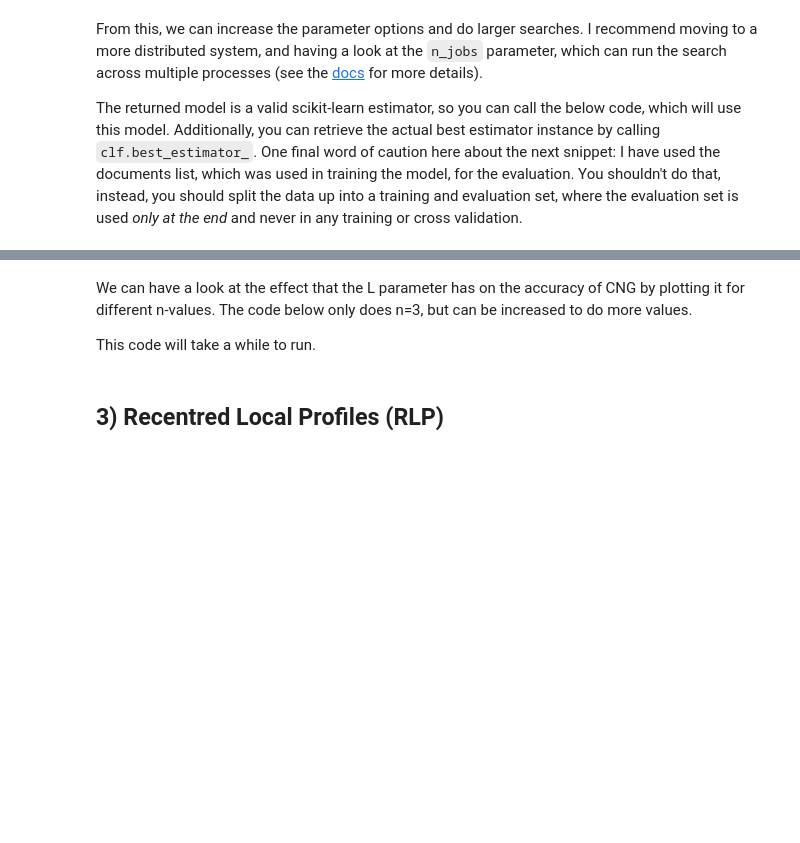
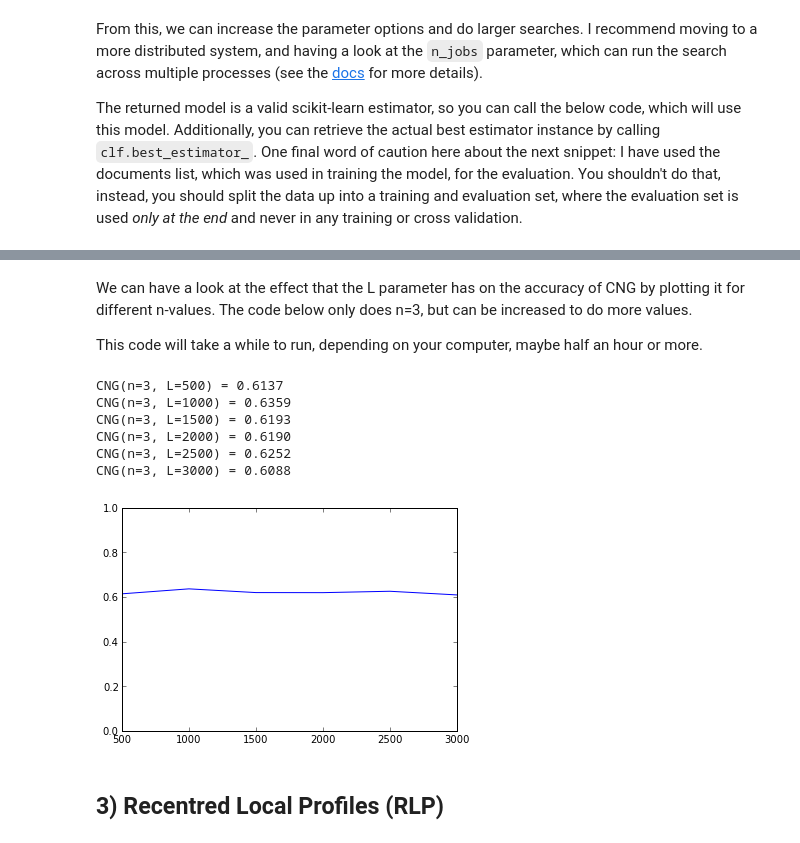
Before and after one commit to robertlayton/authorship_tutorials, a Jupyter notebook: LNGTutorial.ipynb, the cells around one changed output, grey strips where cells are left out. Cells and saved outputs as stored; diff of their text form; code cells hidden in the pictures; blank space fills up the shorter version.

Commit message:
Tutorial runs without error now

```diff
--- a/LNGTutorial.ipynb
+++ b/LNGTutorial.ipynb
@@ -162,7 +162,15 @@ def get_single_corpus(folder=None):
                 authors.append(authornum)
                 training_mask.append(True)
         authornum += 1
+    # There is an author that appears only once. To simplify this tutorial, we remove it now.
+    min_docs = 10
+    c = np.bincount(authors)
+    validauthors = [authornum for authornum, count in enumerate(c) if count >= min_docs]
+    documents = [d for d, c in zip(documents, authors) if c in validauthors]
+    authors = [c for c in authors if c in validauthors]
+    assert len(documents) == len(authors)
     return documents, np.array(authors, dtype='int')
+
 
 def cleanFile(document):
     # Removes the stuff pg put in the ebooks
@@ -288,6 +295,8 @@ class SCAP(BaseEstimator, ClassifierMixin):
 
     def top_L(self, profile):
         # Returns the profile with only the top L most frequent n-grams
+        if self.L >= len(profile):
+            return profile
         threshold = sorted(profile.values(), reverse=True)[self.L]
         return {ngram: profile[ngram]
                 for ngram in profile
@@ -435,36 +463,52 @@ print(classification_report(y_true, y_pred))
 We can have a look at the effect that the L parameter has on the accuracy of CNG by plotting it for different n-values.
 The code below only does n=3, but can be increased to do more values.
 
-This code will take a while to run.
+This code will take a while to run, depending on your computer, maybe half an hour or more.
 # %%
+from sklearn.cross_validation import KFold
+
 n_values = [3, ]  # Add more values here to test different n-values
-L_values = [500, 1000] #np.arange(500, 2001, 500)  # From 500 to 2000 inclusive, in increments of 500.
+L_values = np.arange(500, 3001, 500)  # From 500 to 3000 inclusive, in increments of 500.
 
 # Takes too long on the full set of documents.
 # Set sample_size = None if you want to run on the full dataset.
-sample_size = 10
+sample_size = None
 
 if sample_size is None:
     sample_documents = documents
     sample_classes = classes
 else:
     sample_documents = documents[:sample_size]
     sample_classes = classes[:sample_size]
-
+assert len(sample_documents) == len(sample_classes)
 # The number of folds is the size of the smallest class
 class_counts = np.bincount(sample_classes)
 # class_counts could be zero if class doesn't exist, so remove those values
 class_counts = class_counts[np.nonzero(class_counts)]
 n_folds = min(class_counts)
 
-cv = cross_validation.KFold(len(documents), n_folds=n_folds, random_state=0)
-
 plt.figure()
 for n in n_values:
-    scores = [cross_validation.cross_val_score(CNG(n=n, L=L), documents, classes, cv=cv)
-              for L in L_values]
+    scores = []
+    for L in L_values:
+        cv = KFold(len(sample_documents), n_folds=n_folds, random_state=0)
+        cur_model = CNG(n=n, L=L)
+        cur_score = cross_validation.cross_val_score(cur_model, sample_documents, sample_classes, cv=cv)
+        cur_score = np.mean(cur_score)
+        scores.append(cur_score)
+        print("CNG(n={}, L={}) = {:.4f}".format(n, L, cur_score))
     plt.plot(L_values, scores, label='n={}'.format(n))
+plt.ylim(0, 1.0)
+plt.xticks(L_values)
 plt.show()
+# %% [output]
+CNG(n=3, L=500) = 0.6137
+CNG(n=3, L=1000) = 0.6359
+CNG(n=3, L=1500) = 0.6193
+CNG(n=3, L=2000) = 0.6190
+CNG(n=3, L=2500) = 0.6252
+CNG(n=3, L=3000) = 0.6088
+[figure, added]
 # %% [markdown]
 ## 3) Recentred Local Profiles (RLP)
 # %% [markdown]
```
Also changed, not shown: parts of 11 cells of this notebook.
